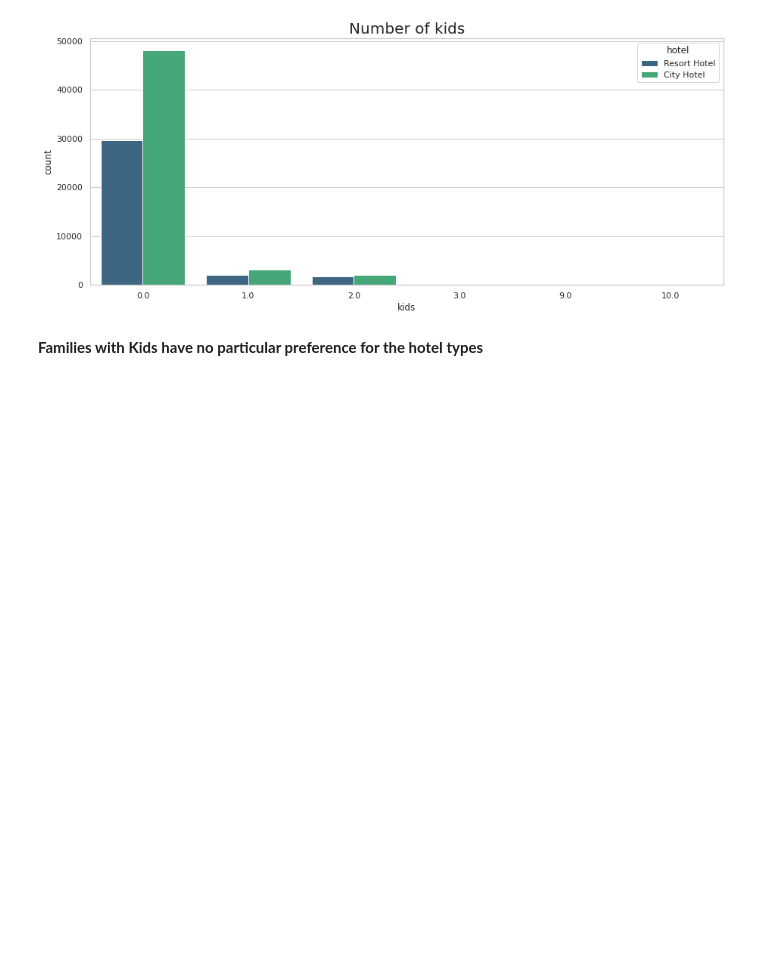
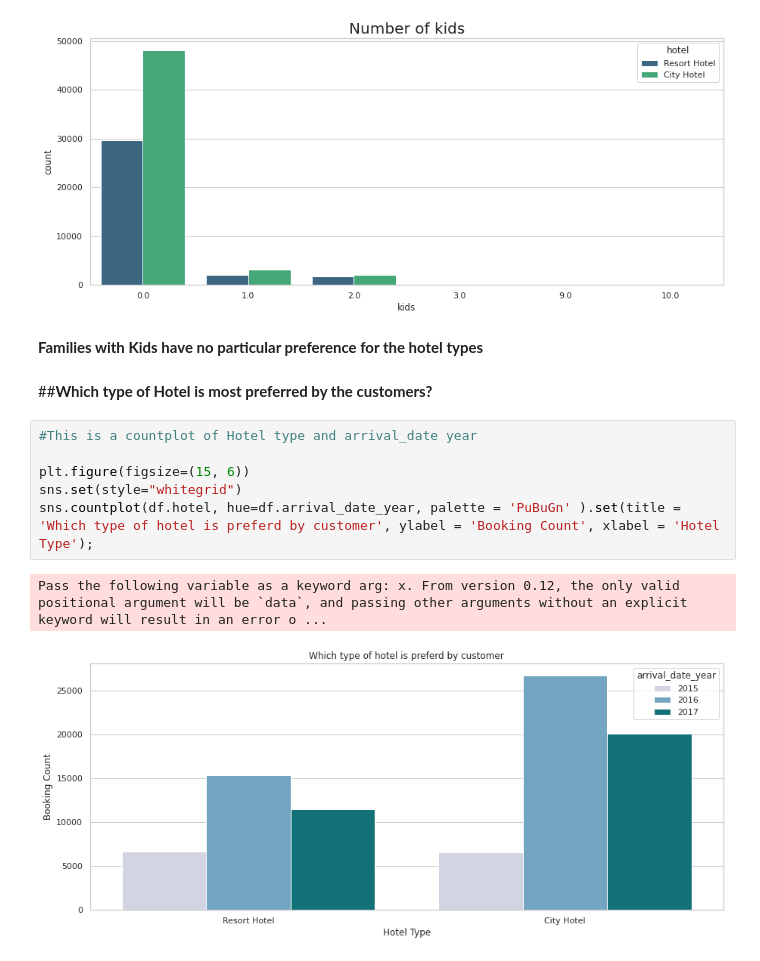
Before and after one commit to DSJibran/Hotel-Booking-EDA-Analysis, a Jupyter notebook: Hotel_Booking_Analysis.ipynb, the cells around one changed output. Drawn from its saved outputs; the diff is of its cells as text; blank space fills up the shorter version.

```diff
--- a/Hotel_Booking_Analysis.ipynb
+++ b/Hotel_Booking_Analysis.ipynb
@@ -470,3 +607,14 @@ Text(0.5, 1.0, 'Number of kids')
 [figure]
 # %% [markdown]
 **Families with Kids have no particular preference for the hotel types**
+# %% [markdown]
+##**Which type of Hotel is most preferred by the customers?**
+# %%
+#This is a countplot of Hotel type and arrival_date year
+
+plt.figure(figsize=(15, 6))
+sns.set(style="whitegrid")
+sns.countplot(df.hotel, hue=df.arrival_date_year, palette = 'PuBuGn' ).set(title = 'Which type of hotel is preferd by customer', ylabel = 'Booking Count', xlabel = 'Hotel Type');
+# %% [output]
+Pass the following variable as a keyword arg: x. From version 0.12, the only valid positional argument will be `data`, and passing other arguments without an explicit keyword will result in an error o ...
+[figure, added]
```
Also changed, not shown: parts of 14 cells of this notebook.
